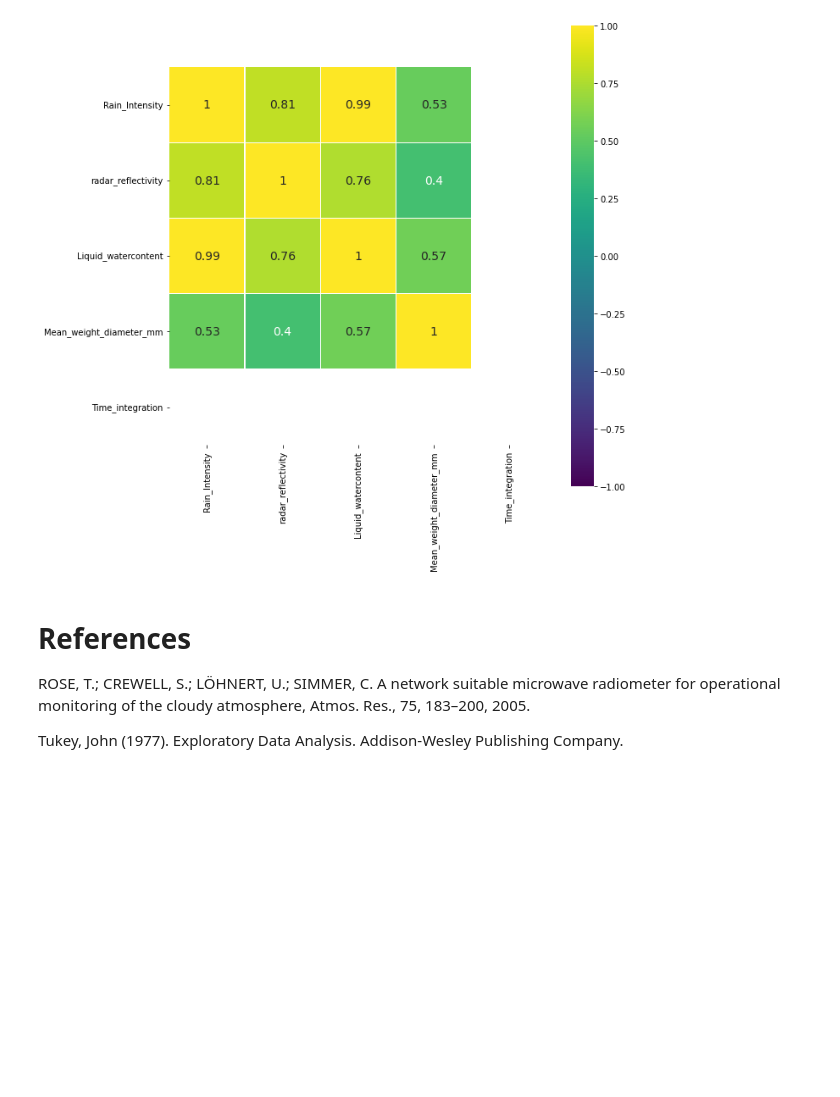
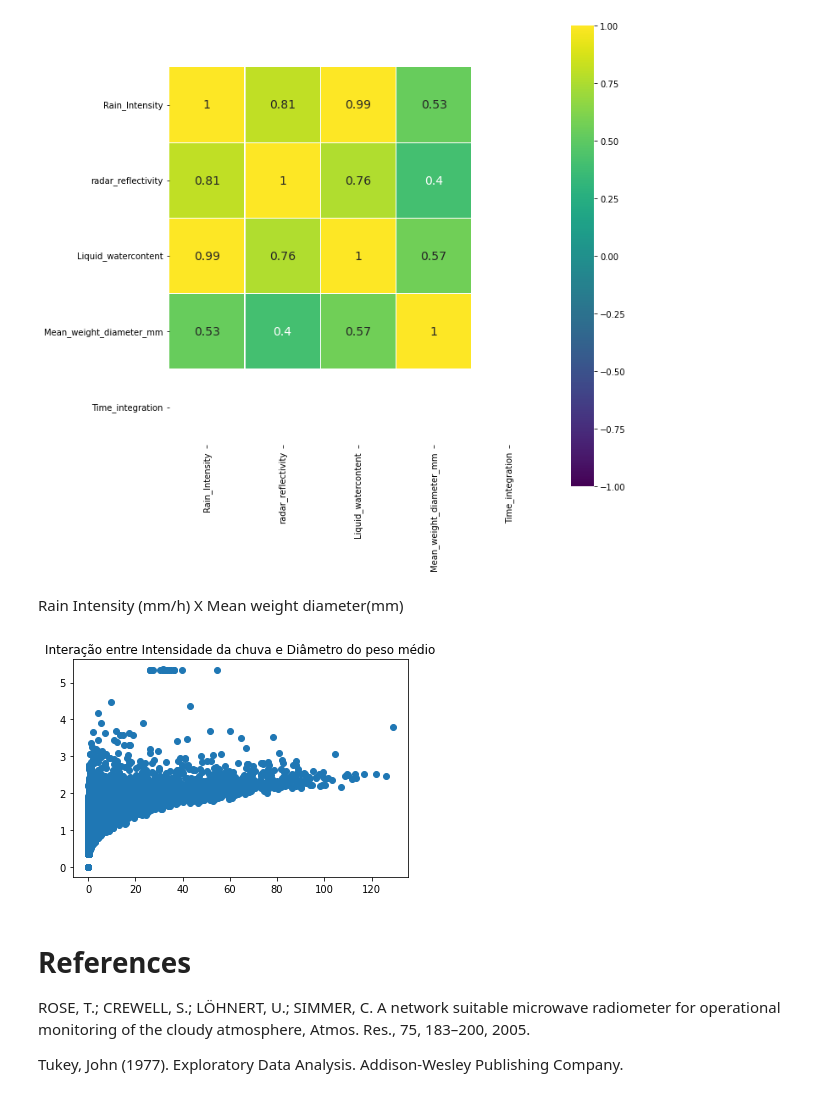
Before and after one commit to lourencocavalcante/Introduction-to-Data-Science, a Jupyter notebook: INPE_CAP394_2022_Atv01_Lourenco.ipynb, the cells around one changed output. Saved outputs shown, nothing was run; the diff lists cells and outputs as text; code cells hidden in the pictures; blank space fills up the shorter version.

```diff
--- a/INPE_CAP394_2022_Atv01_Lourenco.ipynb
+++ b/INPE_CAP394_2022_Atv01_Lourenco.ipynb
@@ -214,3 +253,3 @@ dtype: int64
 # %%
-df_rd80_joss.dropna(inplace=True)
-df_rd80_joss.reset_index(inplace=True, drop=True)
+#df_rd80_joss.dropna(inplace=True)
+#df_rd80_joss.reset_index(inplace=True, drop=True)
@@ -244,6 +263,14 @@ plt.figure(figsize=(10, 10))
 sns.heatmap(corr[(corr >= 0.30) | (corr <= -0.30)],cmap='viridis', vmax=1.0, vmin=-1.0, linewidths=0.1, annot=True, annot_kws={"size": 14}, square=True);
 # %% [output]
 [figure]
+# %% [markdown]
+Rain Intensity (mm/h) X Mean weight diameter(mm)
+# %%
+plt.scatter(df_rd80_joss.Rain_Intensity, df_rd80_joss.Mean_weight_diameter_mm)
+plt.title("Interação entre Intensidade da chuva e Diâmetro do peso médio")
+plt.show()
+# %% [output]
+[figure, added]
 # %% [markdown]
 # **References**
 
```
Also changed, not shown: parts of 27 cells of this notebook.
